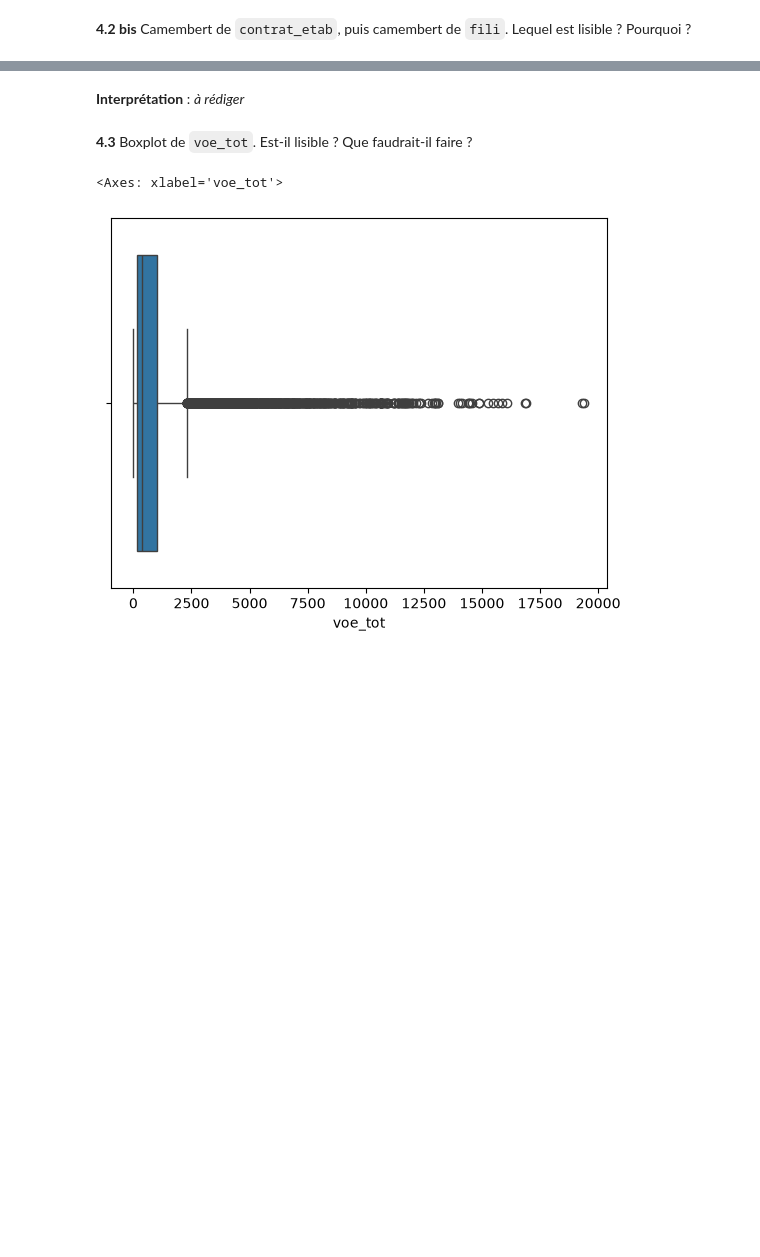
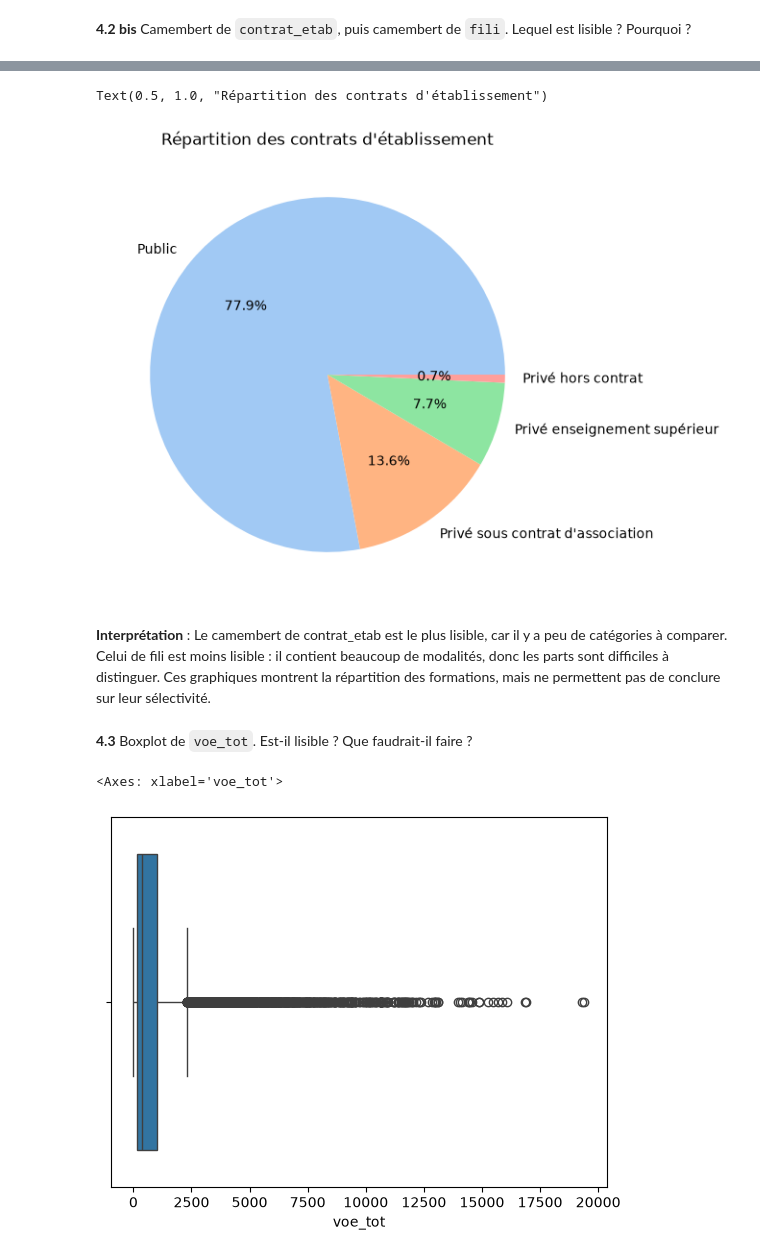
Before and after one commit to Mickael-C21/Analyse_univariee_bivariee, a Jupyter notebook: TP_Parcoursup.ipynb, the cells around one changed output, grey strips where cells are left out. Cells and saved outputs as stored; diff of their text form; code cells hidden in the pictures; blank space fills up the shorter version.

```diff
--- a/TP_Parcoursup.ipynb
+++ b/TP_Parcoursup.ipynb
@@ -318,5 +327,13 @@ Text(0.5, 1.0, 'Répartition des filières')
+# %%
+couleurs = sns.color_palette("pastel")
+plt.figure(figsize=(10, 6))
+plt.pie(df['contrat_etab'].value_counts(), labels=df['contrat_etab'].value_counts().index, autopct='%1.1f%%', colors=couleurs)
+plt.title("Répartition des contrats d'établissement")
+# %% [output]
+Text(0.5, 1.0, "Répartition des contrats d'établissement")
+[figure, added]
 # %% [markdown]
-**Interprétation** : _à rédiger_
+**Interprétation** : Le camembert de contrat_etab est le plus lisible, car il y a peu de catégories à comparer. Celui de fili est moins lisible : il contient beaucoup de modalités, donc les parts sont difficiles à distinguer. Ces graphiques montrent la répartition des formations, mais ne permettent pas de conclure sur leur sélectivité.
 # %% [markdown]
 **4.3** Boxplot de `voe_tot`. Est-il lisible ? Que faudrait-il faire ?
 # %%
```
Also changed, not shown: parts of 7 cells of this notebook.
